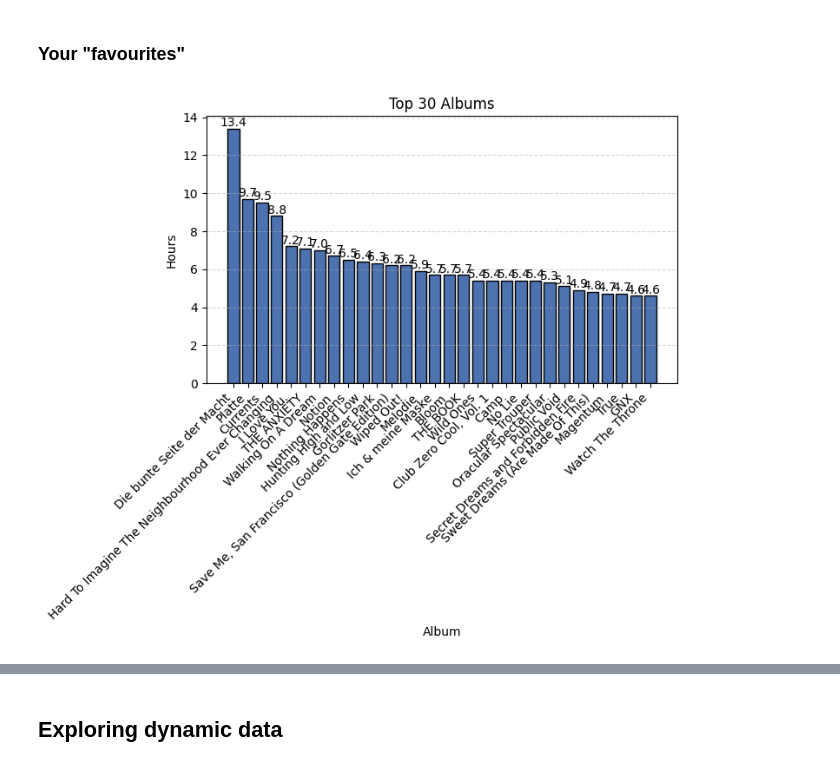
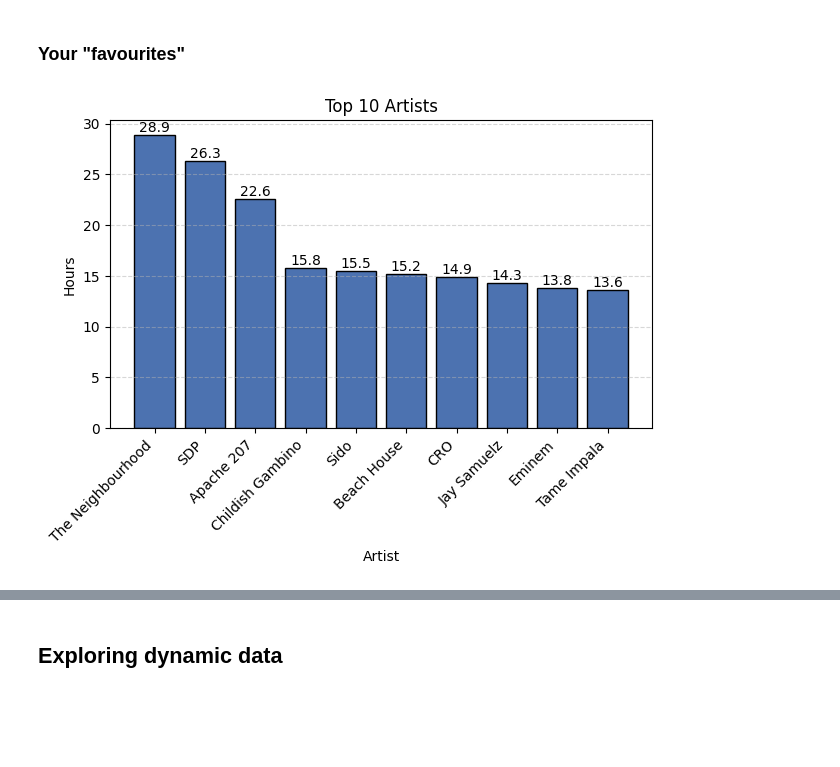
Before and after one commit to Innisvysom2/betterWrapped, a Jupyter notebook: betterWrapped.ipynb, the cells around one changed output, grey strips where cells are left out. Saved outputs shown, nothing was run; the diff lists cells and outputs as text; code cells hidden in the pictures; blank space fills up the shorter version.

```diff
--- a/betterWrapped.ipynb
+++ b/betterWrapped.ipynb
@@ -15,10 +15,10 @@ import seaborn as sns
 # %% [markdown]
 ### Reading data
 # %%
-df = pd.DataFrame()
+df_raw = pd.DataFrame()
 for file in [x for x in os.listdir("Spotify Extended Streaming History") if x.startswith("Streaming_History_Audio")]:
-    df = pd.concat([df, pd.read_json("Spotify Extended Streaming History/"+file)])
-df.head(3)
+    df_raw = pd.concat([df_raw, pd.read_json("Spotify Extended Streaming History/"+file)])
+df_raw.head(3)
 # %% [output]
 |  | ts | platform | ms_played | conn_country | ip_addr | master_metadata_track_name | master_metadata_album_artist_name | ... |
 | 0 | 2018-11-12T19:09:12Z | Android OS 8.0.0 API 26 (LGE, LG-... | 0 | CH | 84.74.88.79 | Let You Love Me | Rita Ora | ... |
@@ -28,7 +28,7 @@ df.head(3)
 # %% [markdown]
 ### Formatting and cleaning data
 # %%
-df = df.drop(columns=["episode_name", "episode_show_name", "spotify_episode_uri", "audiobook_title", "audiobook_uri", "audiobook_chapter_uri", "audiobook_chapter_title"])
+df = df_raw.drop(columns=["episode_name", "episode_show_name", "spotify_episode_uri", "audiobook_title", "audiobook_uri", "audiobook_chapter_uri", "audiobook_chapter_title"])
 df.rename(columns={"conn_country":"country_code", "ip_addr":"ip", "master_metadata_track_name":"track_name", "master_metadata_album_artist_name":"artist_name", "master_metadata_album_album_name":"album_name"}, inplace=True)
 df["ts"] = pd.to_datetime(df["ts"])
 df = df.dropna(subset=["artist_name"])
@@ -37,6 +37,14 @@ df["min_played"] = df["s_played"]/60
 df["h_played"] = df["min_played"]/60
 df["d_played"] = df["min_played"]/24
 df["country_name"] = df["country_code"].map(lambda x : pycountry.countries.get(alpha_2=x).name if pycountry.countries.get(alpha_2=x) else "Unbekannt")
+df["date"] = df["ts"].dt.date
+df["year"] = df["ts"].dt.year
+df["month"] = df["ts"].dt.month
+df["day"] = df["ts"].dt.day
+df["time"] = df["ts"].dt.time
+df["hour"] = df["ts"].dt.hour
+df["minute"] = df["ts"].dt.minute
+df["second"] = df["ts"].dt.second
 df.head(3)
 # %% [output]
 |  | ts | platform | ms_played | country_code | ip | track_name | artist_name | album_name | ... |
@@ -244,15 +258,14 @@ dict_att_disp = {
 # %%
-attribute = "album_name" #artist_name, track_name, genre, album_name, country_name, region_name, city_name or platform
-top_count = 30 #the top n will be returned
+attribute = "artist_name" #artist_name, track_name, genre, album_name, country_name, region_name, city_name or platform
+top_count = 10 #the top n will be returned
 sorting_value = "listening_time" #track_count or listening_time
 time_format = "h_played" #s_played, min_played, h_played, d_played
 start = "first" #start="year-month-day" or "first"
 end = "last" #end="year-month-day" or "last"
 
-get_top_data_raw(attribute, sorting_value, time_format, top_count, start, end)
 x = get_top_data_raw(attribute, sorting_value, time_format, top_count, start, end)[attribute]
 y = get_top_data_raw(attribute, sorting_value, time_format, top_count, start, end)[time_format]
 fig, ax, bars = bar_plot(x, y, f"Top {top_count} {dict_att_disp[attribute]}s", dict_att_disp[attribute], dict_att_disp[time_format])
 plt.show()
 # %% [output]
-[figure, old version]
+[figure, new version]
```
Also changed, not shown: parts of 16 cells of this notebook, 1 other file.
